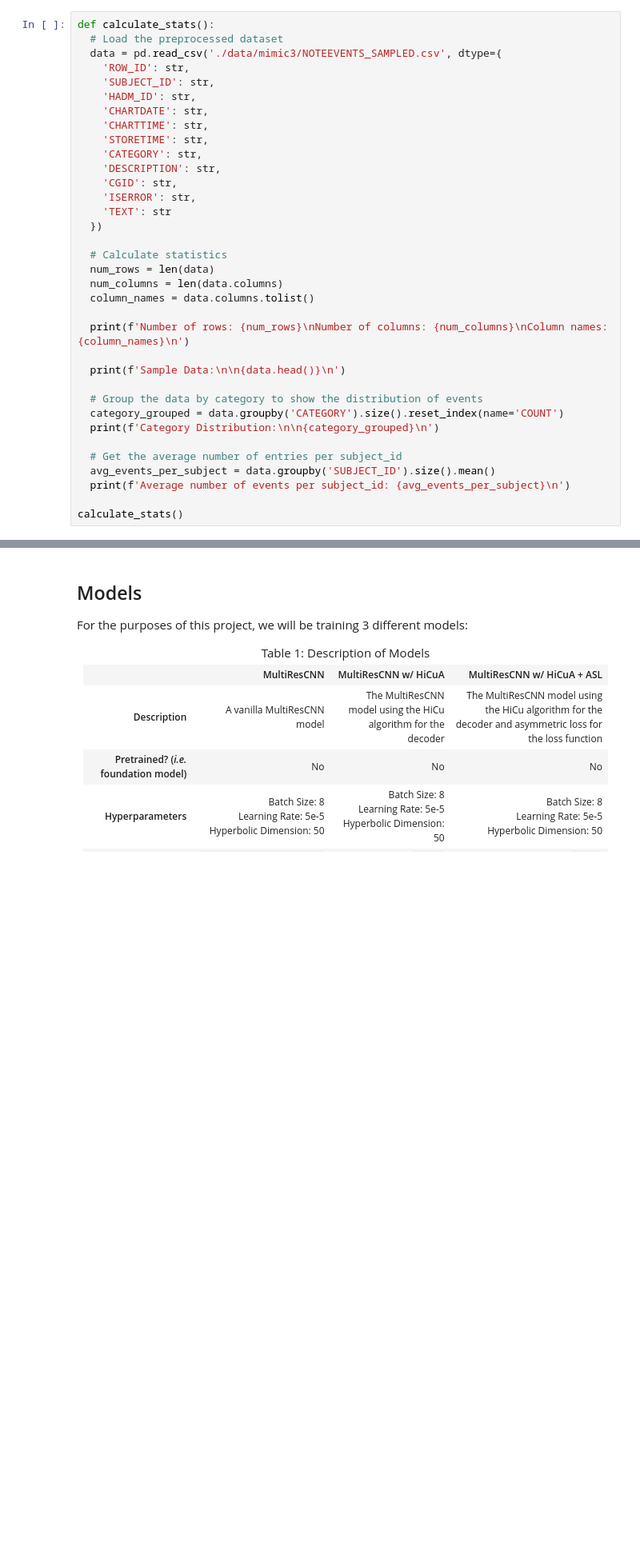
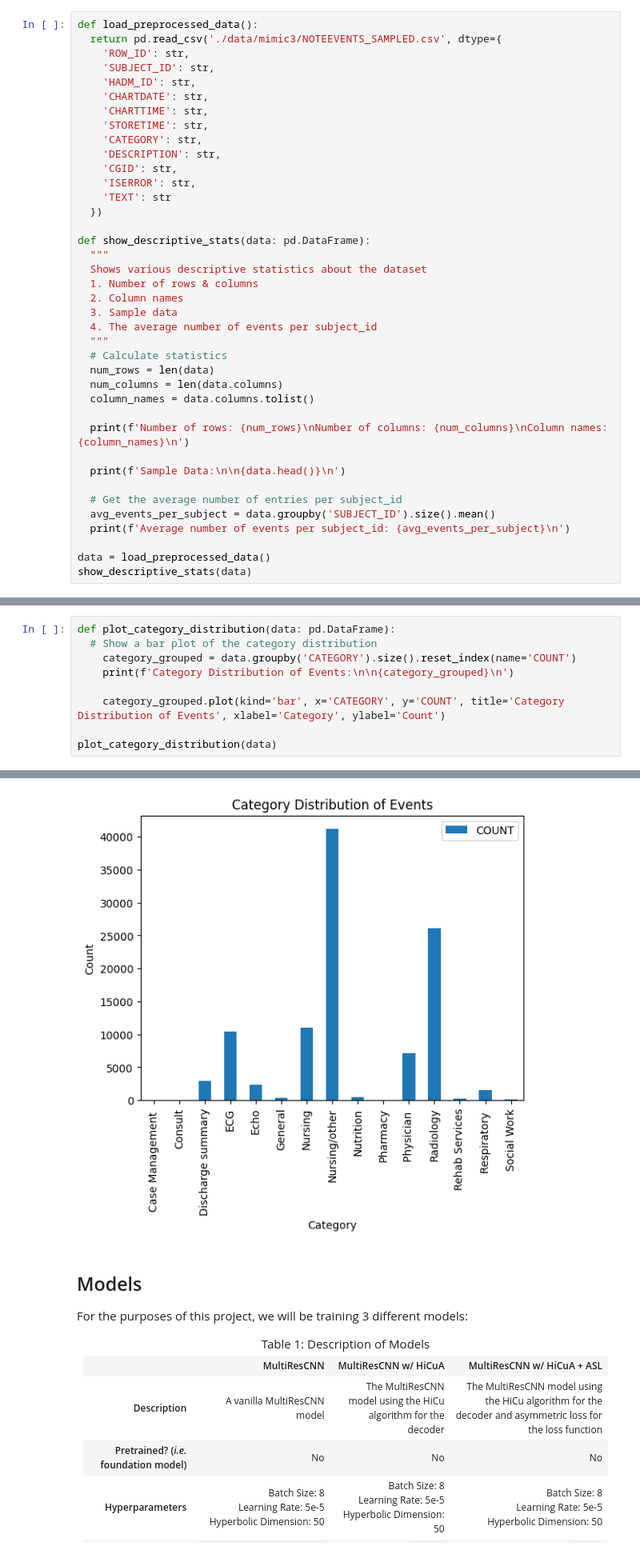
Before and after one commit to rajdtta/HiCu-ICD, a Jupyter notebook: HiCu-ICD.ipynb, the cells around one changed output, grey strips where cells are left out. Shown at 80% size. Drawn from its saved outputs; the diff is of its cells as text; blank space fills up the shorter version.

Commit message:
Plot the distribution of sampled events

```diff
--- a/HiCu-ICD.ipynb
+++ b/HiCu-ICD.ipynb
@@ -191,7 +186,6 @@ Does the following cell output enough descriptive information/statistics to sati
 # %%
-def calculate_stats():
-  # Load the preprocessed dataset
-  data = pd.read_csv('./data/mimic3/NOTEEVENTS_SAMPLED.csv', dtype={
+def load_preprocessed_data():
+  return pd.read_csv('./data/mimic3/NOTEEVENTS_SAMPLED.csv', dtype={
     'ROW_ID': str,
     'SUBJECT_ID': str,
     'HADM_ID': str,
@@ -205,6 +199,14 @@ def calculate_stats():
     'TEXT': str
   })
 
+def show_descriptive_stats(data: pd.DataFrame):
+  """
+  Shows various descriptive statistics about the dataset
+  1. Number of rows & columns
+  2. Column names
+  3. Sample data
+  4. The average number of events per subject_id
+  """
   # Calculate statistics
   num_rows = len(data)
   num_columns = len(data.columns)
@@ -214,15 +216,12 @@ def calculate_stats():
 
   print(f'Sample Data:\n\n{data.head()}\n')
 
-  # Group the data by category to show the distribution of events
-  category_grouped = data.groupby('CATEGORY').size().reset_index(name='COUNT')
-  print(f'Category Distribution:\n\n{category_grouped}\n')
-
   # Get the average number of entries per subject_id
   avg_events_per_subject = data.groupby('SUBJECT_ID').size().mean()
   print(f'Average number of events per subject_id: {avg_events_per_subject}\n')
 
-calculate_stats()
+data = load_preprocessed_data()
+show_descriptive_stats(data)
 # %% [output]
 Number of rows: 104159
 Number of columns: 11
@@ -243,0 +243,10 @@ Average number of events per subject_id: 3.561722062645329
+# %%
+def plot_category_distribution(data: pd.DataFrame):
+  # Show a bar plot of the category distribution
+    category_grouped = data.groupby('CATEGORY').size().reset_index(name='COUNT')
+    print(f'Category Distribution of Events:\n\n{category_grouped}\n')
+
+    category_grouped.plot(kind='bar', x='CATEGORY', y='COUNT', title='Category Distribution of Events', xlabel='Category', ylabel='Count')
+
+plot_category_distribution(data)
+# %% [output]
@@ -244,3 +271,4 @@ Average number of events per subject_id: 3.561722062645329
+[figure, added]
 # %% [markdown]
 
 ## Models
```
Also changed, not shown: parts of 5 cells of this notebook, 1 other file.
